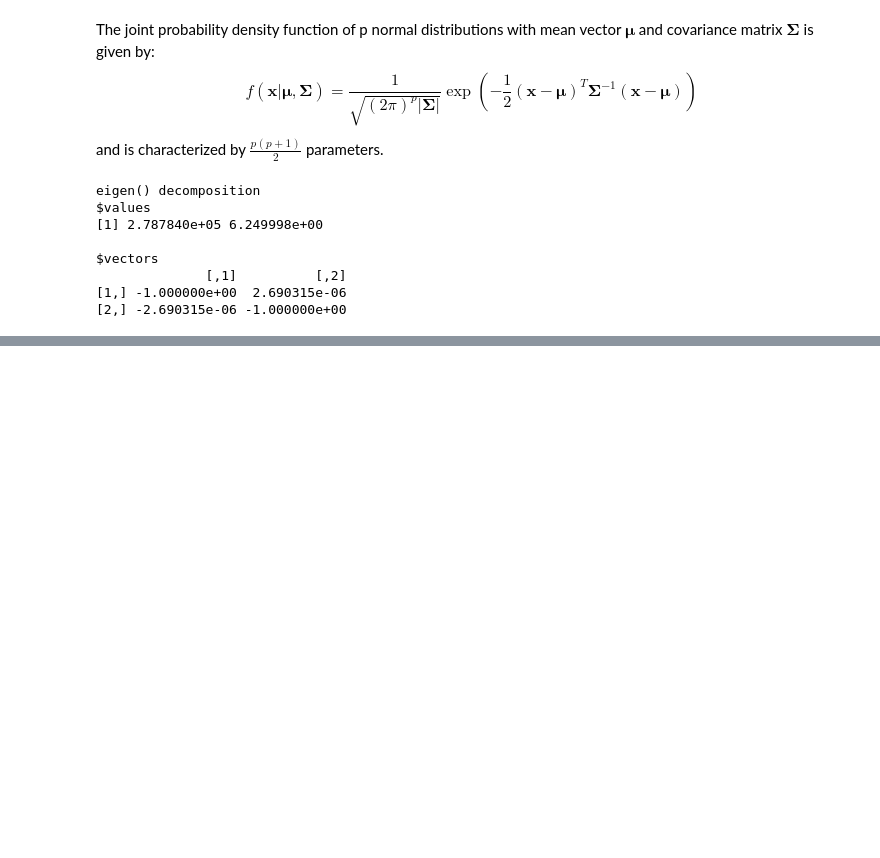
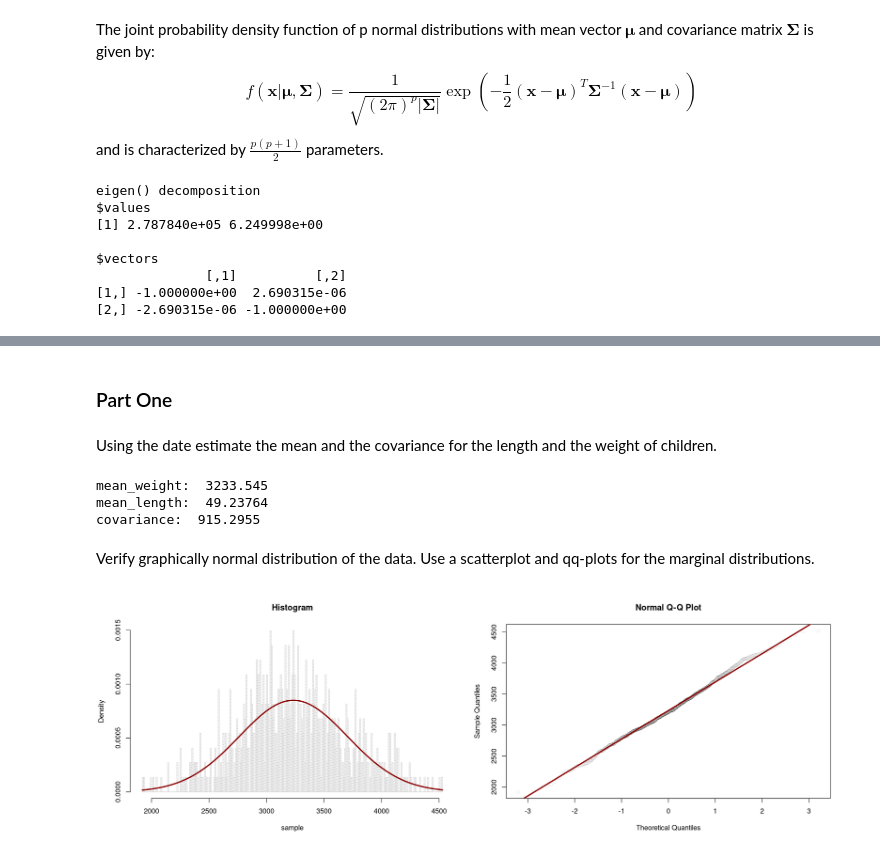
Before and after one commit to ventus550/university, a Jupyter notebook: statistical-learning/lab1/report.ipynb, the cells around one changed output, grey strips where cells are left out. Saved outputs shown, nothing was run; the diff lists cells and outputs as text; code cells hidden in the pictures; blank space fills up the shorter version.

```diff
--- a/statistical-learning/lab1/report.ipynb
+++ b/statistical-learning/lab1/report.ipynb
@@ -118,0 +165,31 @@ TODO: comment
+# %% [markdown]
+### Part One
+# %%
+data = read.table("WeightLength.txt", header = TRUE, sep = "\t")
+# %% [markdown]
+Using the date estimate the mean and the covariance for the length and the weight
+of children.
+# %%
+mean_weight = mean(data$Weight)
+mean_length = mean(data$Length)
+var_weight = var(data$Weight)
+var_length = var(data$Length)
+covariance = cov(data$Weight, data$Length)
+
+
+cat(
+	"mean_weight: ", mean_weight,
+	"\nmean_length: ", mean_length,
+	"\ncovariance: ", covariance
+)
+# %% [output]
+mean_weight:  3233.545
+mean_length:  49.23764
+covariance:  915.2955
+# %% [markdown]
+Verify graphically normal distribution of the data. Use a scatterplot and qq-plots
+for the marginal distributions.
+# %%
+make.plots(data$Weight)
+# %% [output]
+[figure, added]
```
Also changed, not shown: parts of 61 cells of this notebook, 1 other file.
